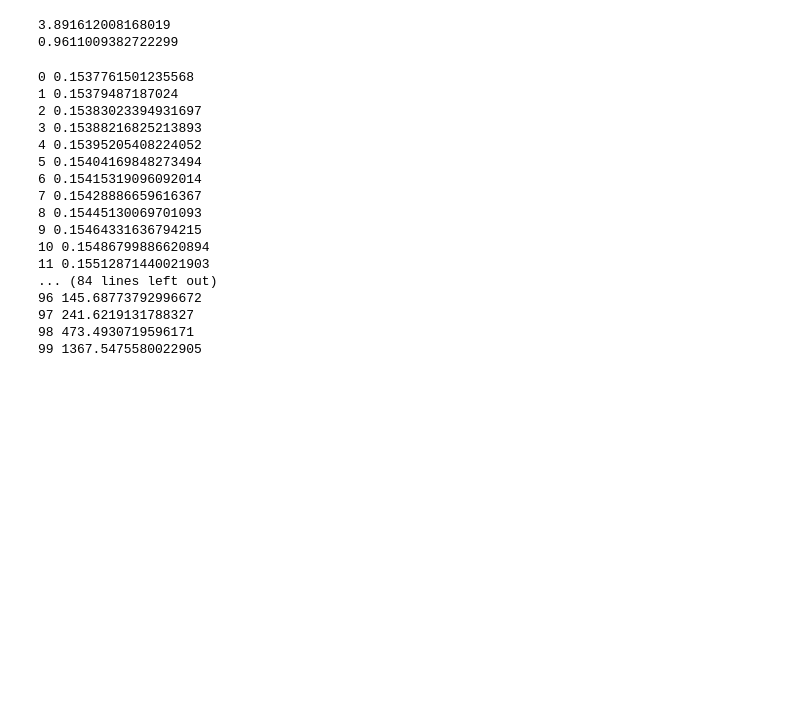
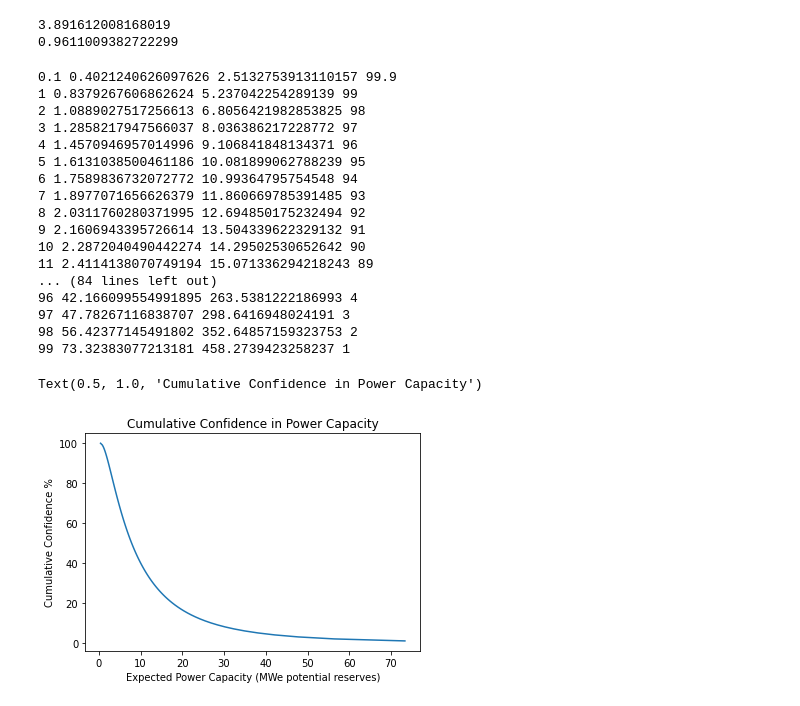
Before and after one commit to Geothermal-Resource-Capacity/Power-Density, a Jupyter notebook: notebooks/Resource_estimator_Hannah-checkpoint.ipynb, the cells around one changed output. Saved outputs shown, nothing was run; the diff lists cells and outputs as text; code cells hidden in the pictures; blank space fills up the shorter version.

Commit message:
Cumulative distribution values and basic graphs now added

```diff
--- a/notebooks/Resource_estimator_Hannah-checkpoint.ipynb
+++ b/notebooks/Resource_estimator_Hannah-checkpoint.ipynb
@@ -76,28 +77,51 @@ print(capacity_sigma)
 # %%
 # Calculate cumulative confidence curve for expected power capacity (epc)
 
-n = [0.1]
+prob = [0.1]
+expected_power_capacity=[]
+expected_development_size=[]
+prob_desc = []
+
+# Specify probability range
 for i in range(1,100):
-    n.append(i)
+    prob.append(i)
 
-for n in range(0,100):
-    epc = lognorm.ppf(n/100, capacity_nu, capacity_sigma)*POSexpl
-    print(n, epc)
+for j in prob:
+    # Calculate expected development size distribution
+    eds = lognorm.ppf(j/100, capacity_sigma, loc=0, scale=np.exp(capacity_nu))
+    expected_development_size.append(eds)
+    # Calculate power capacity distribution
+    epc = eds*POSexpl
+    expected_power_capacity.append(epc)
+    # Calculate 100-prob for plotting descending cumulative probability
+    desc = 100-j
+    prob_desc.append(desc)
+    # Print results
+    print(j, epc, eds, desc)
 # %% [output]
-0 0.1537761501235568
-1 0.15379487187024
-2 0.15383023394931697
-3 0.15388216825213893
-4 0.15395205408224052
-5 0.15404169848273494
-6 0.15415319096092014
-7 0.15428886659616367
-8 0.15445130069701093
-9 0.15464331636794215
-10 0.15486799886620894
-11 0.15512871440021903
+0.1 0.4021240626097626 2.5132753913110157 99.9
+1 0.8379267606862624 5.237042254289139 99
+2 1.0889027517256613 6.8056421982853825 98
+3 1.2858217947566037 8.036386217228772 97
+4 1.4570946957014996 9.106841848134371 96
+5 1.6131038500461186 10.081899062788239 95
+6 1.7589836732072772 10.99364795754548 94
+7 1.8977071656626379 11.860669785391485 93
+8 2.0311760280371995 12.694850175232494 92
+9 2.1606943395726614 13.504339622329132 91
+10 2.2872040490442274 14.29502530652642 90
+11 2.4114138070749194 15.071336294218243 89
 ... (84 lines left out)
-96 145.68773792996672
-97 241.6219131788327
-98 473.4930719596171
-99 1367.5475580022905
+96 42.166099554991895 263.5381222186993 4
+97 47.78267116838707 298.6416948024191 3
+98 56.42377145491802 352.64857159323753 2
+99 73.32383077213181 458.2739423258237 1
+# %%
+# Plot power capacity cumulative distribution
+plt.plot(expected_power_capacity, prob_desc)
+plt.xlabel("Expected Power Capacity (MWe potential reserves)")
+plt.ylabel("Cumulative Confidence %")
+plt.title("Cumulative Confidence in Power Capacity")
+# %% [output]
+Text(0.5, 1.0, 'Cumulative Confidence in Power Capacity')
+[figure, added]
```
Also changed, not shown: parts of 2 cells of this notebook, 1 other file.
